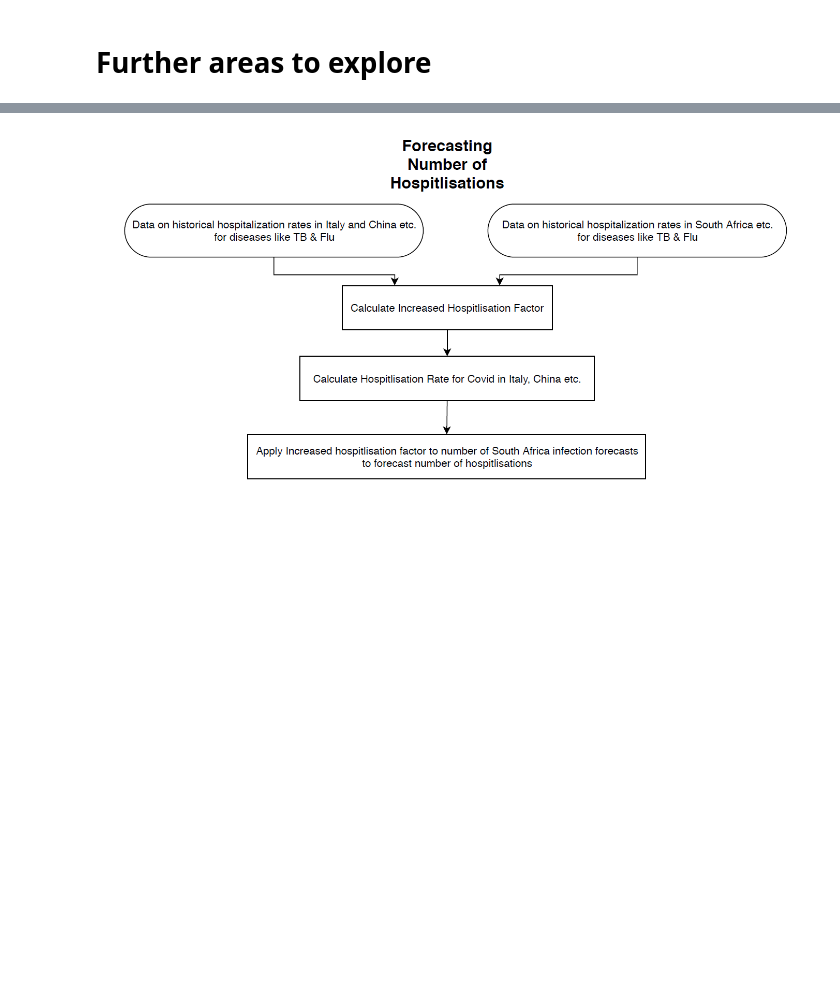
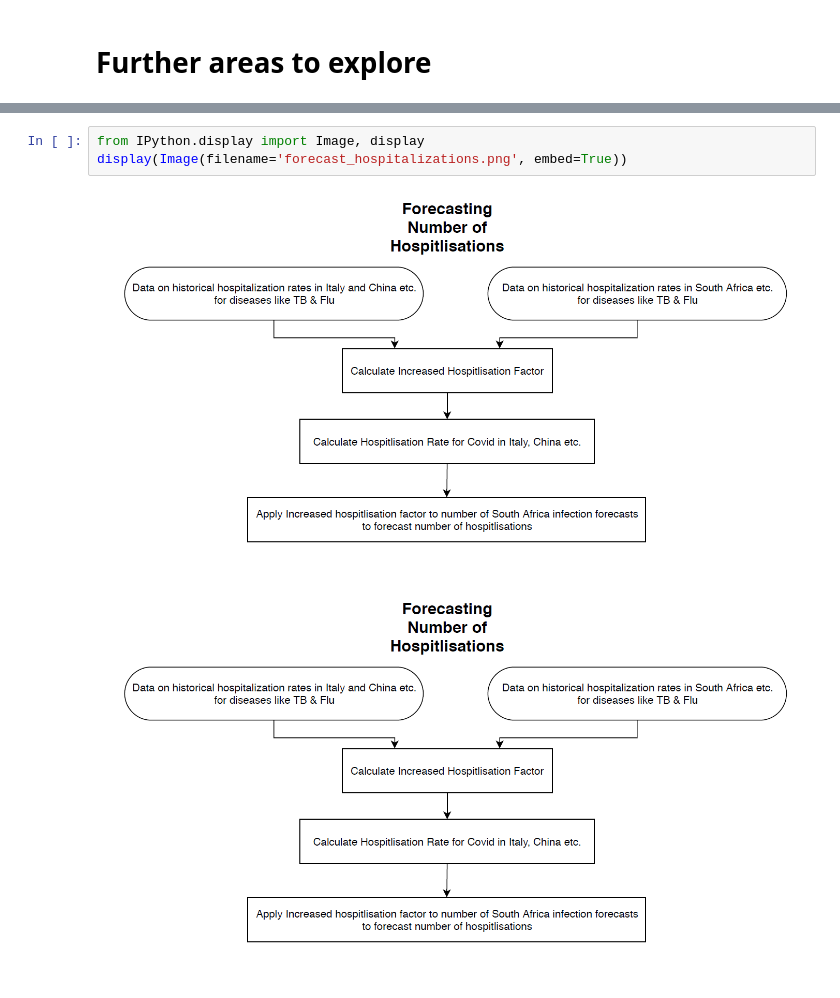
Before and after one commit to dsfsi/covid19za, a Jupyter notebook: notebooks/COVID-19 South Africa - Data Analysis and Visualization.ipynb, the cells around one changed output, grey strips where cells are left out. Cells and saved outputs as stored; diff of their text form; blank space fills up the shorter version.

```diff
--- a/notebooks/COVID-19 South Africa - Data Analysis and Visualization.ipynb
+++ b/notebooks/COVID-19 South Africa - Data Analysis and Visualization.ipynb
@@ -153,3 +156,8 @@ The leftmost bar indicates the cases were the age was not available.
+# %%
+from IPython.display import Image, display
+display(Image(filename='forecast_hospitalizations.png', embed=True))
+# %% [output]
+[figure, added]
 # %% [markdown]
 ![forecast%20hospitalizations.png](attachment:forecast%20hospitalizations.png)
 # %% [markdown]
```
Also changed, not shown: parts of 4 cells of this notebook.
